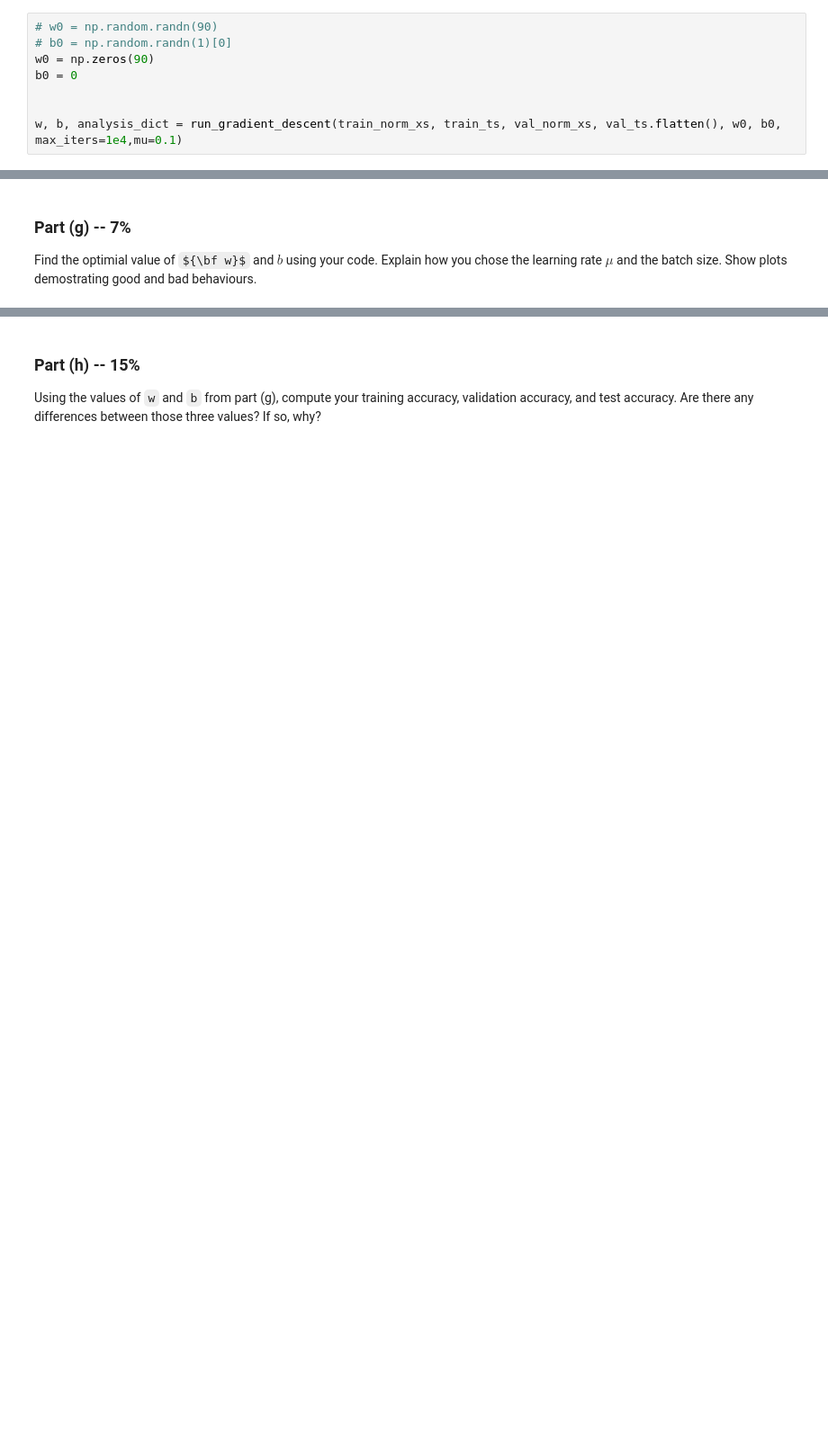
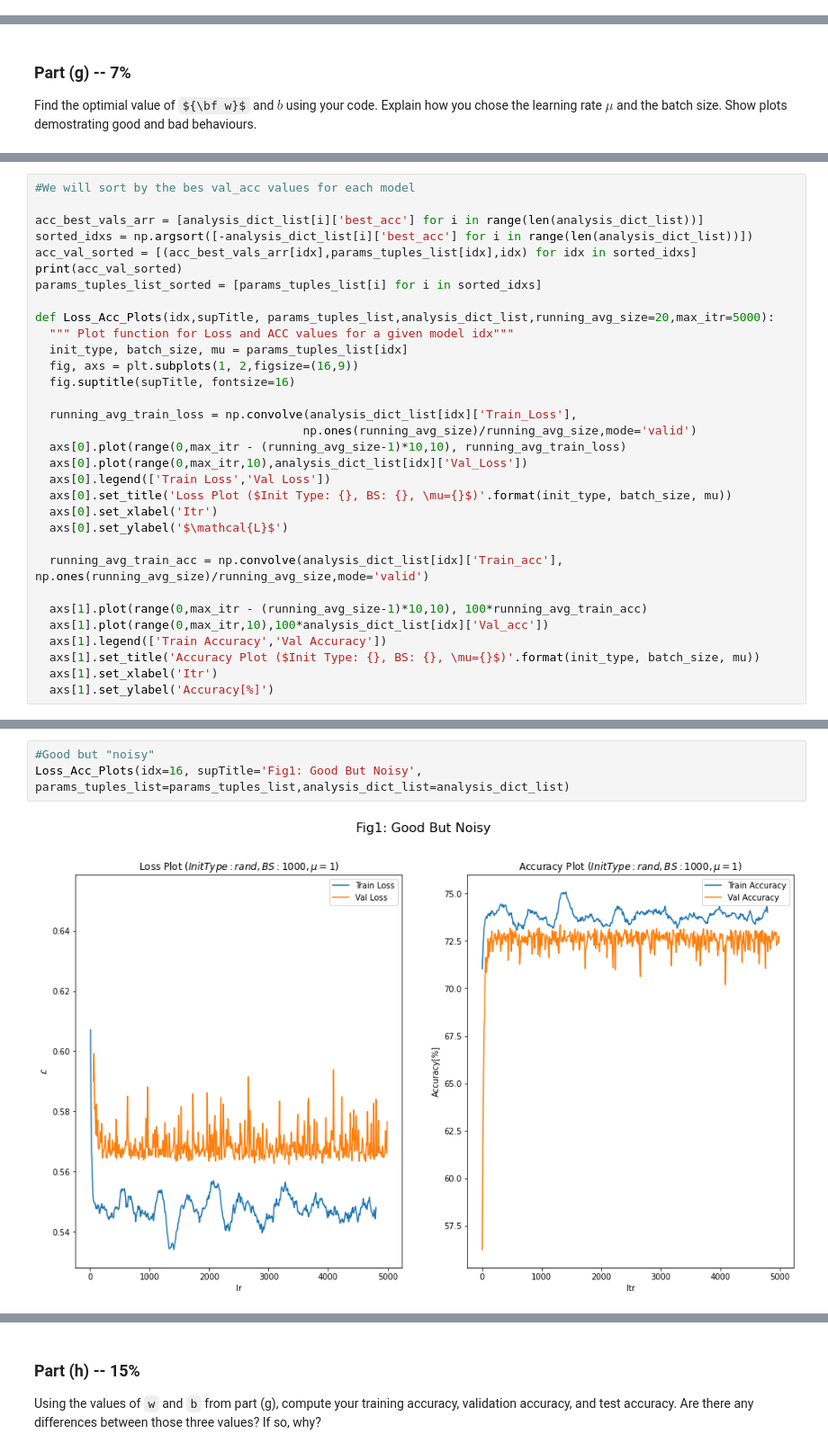
Before and after one commit to efraimam/introToDLAss1, a Jupyter notebook: Assignment1.ipynb, the cells around one changed output, grey strips where cells are left out. Shown: that part at 90% size. Cells and saved outputs as stored; diff of their text form; some formulas as TeX source; blank space fills up the shorter version.

```diff
--- a/Assignment1.ipynb
+++ b/Assignment1.ipynb
@@ -460,11 +478,3 @@ def run_gradient_descent(train_norm_xs, train_ts, val_norm_xs, val_ts, w0, b0, m
 Call `run_gradient_descent` with the weights and biases all initialized to zero.
 Show that if the learning rate $\mu$ is too small, then convergence is slow.
 Also, show that if $\mu$ is too large, then the optimization algorirthm does not converge. The demonstration should be made using plots showing these effects.
-# %%
-# w0 = np.random.randn(90)
-# b0 = np.random.randn(1)[0]
-w0 = np.zeros(90)
-b0 = 0
-
-
-w, b, analysis_dict = run_gradient_descent(train_norm_xs, train_ts, val_norm_xs, val_ts.flatten(), w0, b0, max_iters=1e4,mu=0.1)
@@ -512,0 +612,32 @@ b0 = np.random.randn(1)[0]
+# %%
+#We will sort by the bes val_acc values for each model
+
+acc_best_vals_arr = [analysis_dict_list[i]['best_acc'] for i in range(len(analysis_dict_list))]
+sorted_idxs = np.argsort([-analysis_dict_list[i]['best_acc'] for i in range(len(analysis_dict_list))])
+acc_val_sorted = [(acc_best_vals_arr[idx],params_tuples_list[idx],idx) for idx in sorted_idxs]
+print(acc_val_sorted)
+params_tuples_list_sorted = [params_tuples_list[i] for i in sorted_idxs]
+
+def Loss_Acc_Plots(idx,supTitle, params_tuples_list,analysis_dict_list,running_avg_size=20,max_itr=5000):
+  """ Plot function for Loss and ACC values for a given model idx"""
+  init_type, batch_size, mu = params_tuples_list[idx]
+  fig, axs = plt.subplots(1, 2,figsize=(16,9))
+  fig.suptitle(supTitle, fontsize=16)
+
+  running_avg_train_loss = np.convolve(analysis_dict_list[idx]['Train_Loss'],
+                                      np.ones(running_avg_size)/running_avg_size,mode='valid')
+  axs[0].plot(range(0,max_itr - (running_avg_size-1)*10,10), running_avg_train_loss)
+  axs[0].plot(range(0,max_itr,10),analysis_dict_list[idx]['Val_Loss'])
+  axs[0].legend(['Train Loss','Val Loss'])
+  axs[0].set_title('Loss Plot ($Init Type: {}, BS: {}, \mu={}$)'.format(init_type, batch_size, mu))
+  axs[0].set_xlabel('Itr')
+  axs[0].set_ylabel('$\mathcal{L}$')
+
+  running_avg_train_acc = np.convolve(analysis_dict_list[idx]['Train_acc'], np.ones(running_avg_size)/running_avg_size,mode='valid')
+
+  axs[1].plot(range(0,max_itr - (running_avg_size-1)*10,10), 100*running_avg_train_acc)
+  axs[1].plot(range(0,max_itr,10),100*analysis_dict_list[idx]['Val_acc'])
+  axs[1].legend(['Train Accuracy','Val Accuracy'])
+  axs[1].set_title('Accuracy Plot ($Init Type: {}, BS: {}, \mu={}$)'.format(init_type, batch_size, mu))
+  axs[1].set_xlabel('Itr')
+  axs[1].set_ylabel('Accuracy[%]')
@@ -512,0 +648,5 @@ b0 = np.random.randn(1)[0]
+# %%
+#Good but "noisy"
+Loss_Acc_Plots(idx=16, supTitle='Fig1: Good But Noisy', params_tuples_list=params_tuples_list,analysis_dict_list=analysis_dict_list)
+# %% [output]
+[figure, added]
```
Also changed, not shown: parts of 21 cells of this notebook.
